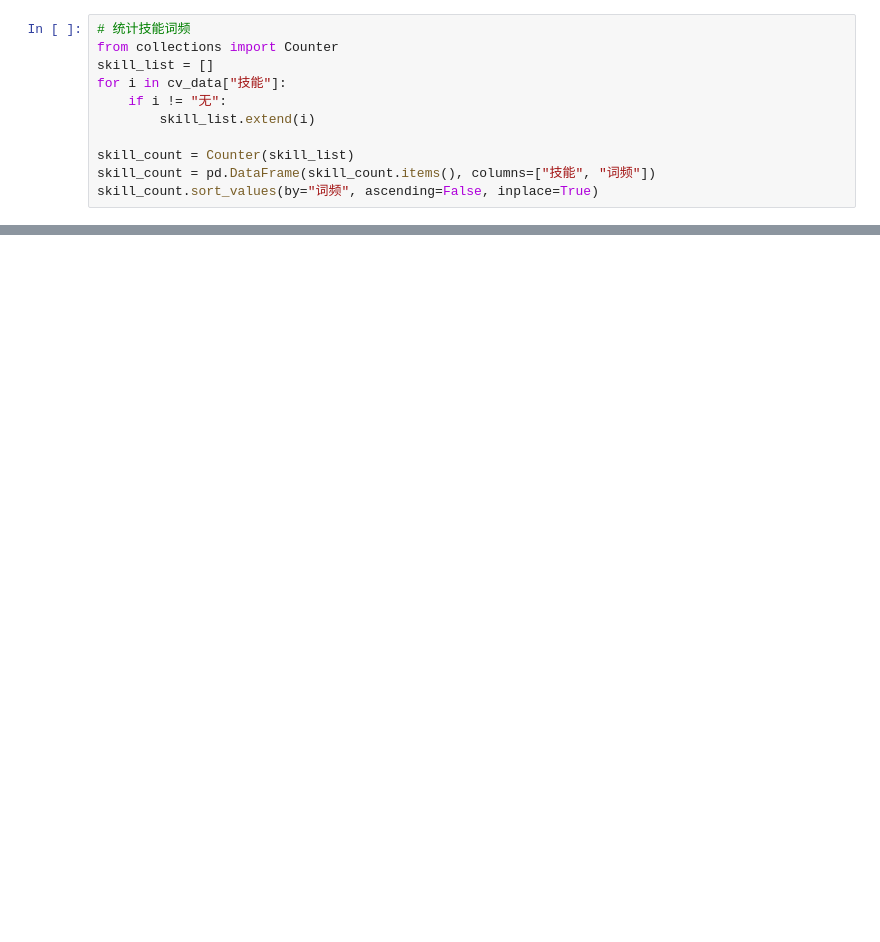
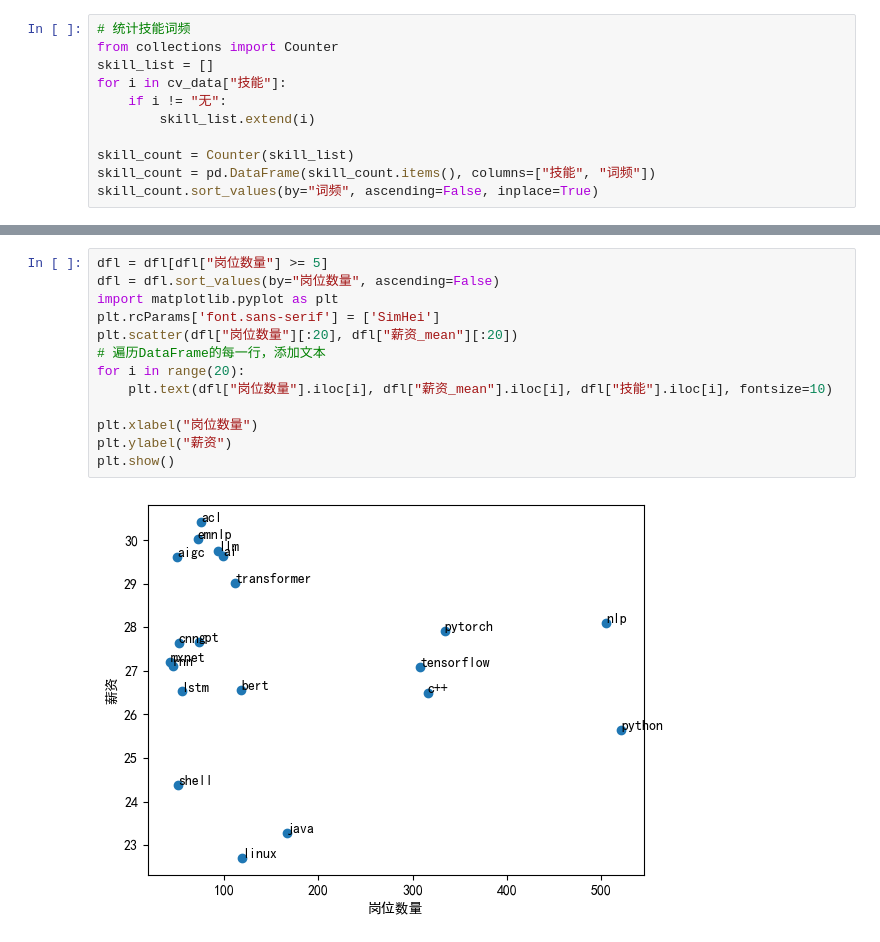
Before and after one commit to zdongs/openaiRDA, a Jupyter notebook: skills.ipynb, the cells around one changed output, grey strips where cells are left out. Saved outputs shown, nothing was run; the diff lists cells and outputs as text; blank space fills up the shorter version.

```diff
--- a/skills.ipynb
+++ b/skills.ipynb
@@ -63,0 +140,15 @@ Text(0.5, 1.0, 'CV岗位技能词频统计')
+# %%
+dfl = dfl[dfl["岗位数量"] >= 5]
+dfl = dfl.sort_values(by="岗位数量", ascending=False)
+import matplotlib.pyplot as plt
+plt.rcParams['font.sans-serif'] = ['SimHei']
+plt.scatter(dfl["岗位数量"][:20], dfl["薪资_mean"][:20])
+# 遍历DataFrame的每一行，添加文本
+for i in range(20):
+    plt.text(dfl["岗位数量"].iloc[i], dfl["薪资_mean"].iloc[i], dfl["技能"].iloc[i], fontsize=10)
+
+plt.xlabel("岗位数量")
+plt.ylabel("薪资")
+plt.show()
+# %% [output]
+[figure, added]
```
Also changed, not shown: parts of 9 cells of this notebook, 7 other files.
